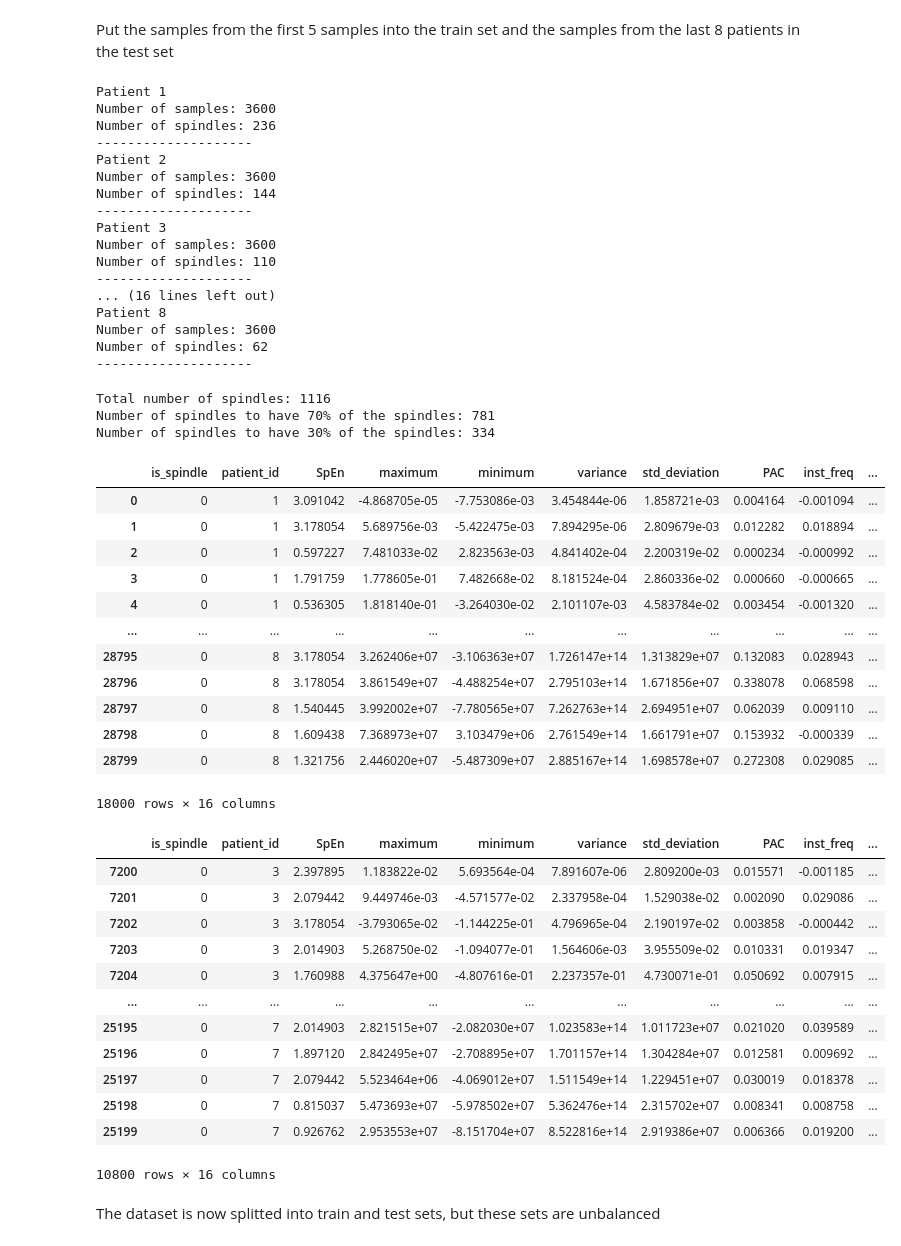
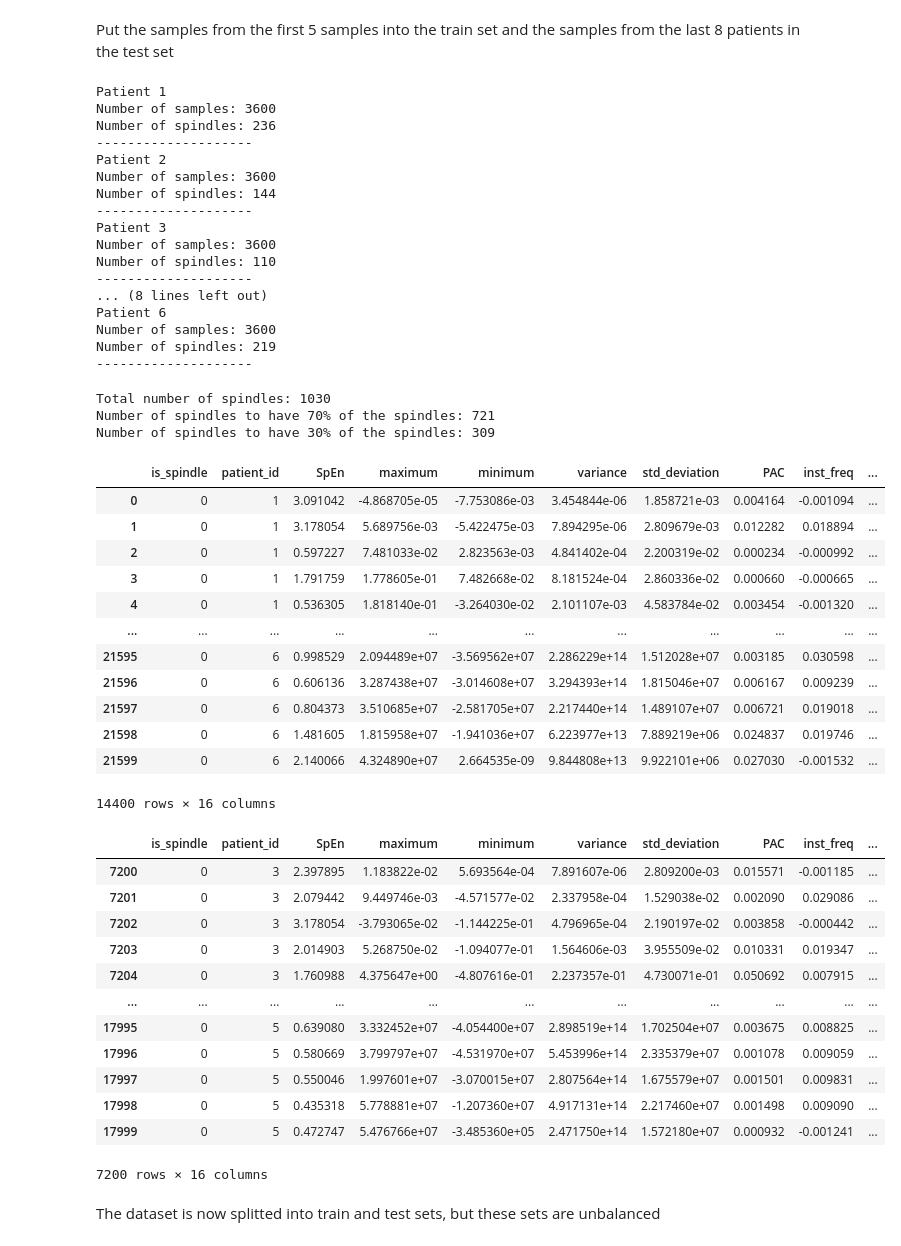
Before and after one commit to FabioLddo/personalized_sleep_spindle_detection, a Jupyter notebook: Project_Gubeli_Ippolito_Loddo.ipynb, the cells around one changed output. Saved outputs shown, nothing was run; the diff lists cells and outputs as text; code cells hidden in the pictures.

Commit message:
added partial solution for patient based models

```diff
--- a/Project_Gubeli_Ippolito_Loddo.ipynb
+++ b/Project_Gubeli_Ippolito_Loddo.ipynb
@@ -419,7 +424,7 @@ def extract_features(excerpt_signals, window_size=100, fs=200):
     feature_values = []
 
     # loop through each signal in excerpt_signals
-    for i in range(excerpt_signals.shape[0]):
+    for i in range(num_patients):
         signal = excerpt_signals[i, :]
 
         # calculate the total number of windows
@@ -614,7 +625,7 @@ dtype: int64
 Put the samples from the first 5 samples into the train set and the samples from the last 8 patients in the test set
 # %%
 # Check the number of spindles for each patient in the dataset
-for i in range(8):
+for i in range(NUM_PATIENTS):
     print('Patient', i+1)
     print('Number of samples:', df_features.loc[df_features['patient_id'] == i+1].shape[0])
     temp = df_features.loc[df_features['patient_id'] == i+1]
@@ -634,10 +645,10 @@ Patient 3
 Number of samples: 3600
 Number of spindles: 110
 --------------------
-... (16 lines left out)
-Patient 8
+... (8 lines left out)
+Patient 6
 Number of samples: 3600
-Number of spindles: 62
+Number of spindles: 219
 --------------------
 # %%
 # We want 70% of spindles in the training set and 30% of the spindles in the testing set
@@ -645,30 +656,30 @@ print('Total number of spindles:', df_features[df_features['is_spindle'] == 1].s
 print('Number of spindles to have 70% of the spindles:', int(df_features[df_features['is_spindle'] == 1].shape[0]*0.7))
 print('Number of spindles to have 30% of the spindles:', int(df_features[df_features['is_spindle'] == 1].shape[0]*0.3))
 # %% [output]
-Total number of spindles: 1116
-Number of spindles to have 70% of the spindles: 781
-Number of spindles to have 30% of the spindles: 334
+Total number of spindles: 1030
+Number of spindles to have 70% of the spindles: 721
+Number of spindles to have 30% of the spindles: 309
 # %%
-# Get ~70% of the spindles by taking patients 1, 2, 4, 6, 8 in the training set
-df_train = df_features[df_features['patient_id'].isin([1, 2, 4, 6, 8])]
+# Get ~70% of the spindles by taking patients 1, 2, 4, 6 in the training set
+df_train = df_features[df_features['patient_id'].isin([1, 2, 4, 6])]
 df_train
 # %% [output]
 |  | is_spindle | patient_id | SpEn | maximum | minimum | variance | std_deviation | PAC | inst_freq | ... |
 | 0 | 0 | 1 | 3.091042 | -4.868705e-05 | -7.753086e-03 | 3.454844e-06 | 1.858721e-03 | 0.004164 | -0.001094 | ... |
 | 1 | 0 | 1 | 3.178054 | 5.689756e-03 | -5.422475e-03 | 7.894295e-06 | 2.809679e-03 | 0.012282 | 0.018894 | ... |
 | 2 | 0 | 1 | 0.597227 | 7.481033e-02 | 2.823563e-03 | 4.841402e-04 | 2.200319e-02 | 0.000234 | -0.000992 | ... |
 | 3 | 0 | 1 | 1.791759 | 1.778605e-01 | 7.482668e-02 | 8.181524e-04 | 2.860336e-02 | 0.000660 | -0.000665 | ... |
 | 4 | 0 | 1 | 0.536305 | 1.818140e-01 | -3.264030e-02 | 2.101107e-03 | 4.583784e-02 | 0.003454 | -0.001320 | ... |
 | ... | ... | ... | ... | ... | ... | ... | ... | ... | ... | ... |
-| 28795 | 0 | 8 | 3.178054 | 3.262406e+07 | -3.106363e+07 | 1.726147e+14 | 1.313829e+07 | 0.132083 | 0.028943 | ... |
-| 28796 | 0 | 8 | 3.178054 | 3.861549e+07 | -4.488254e+07 | 2.795103e+14 | 1.671856e+07 | 0.338078 | 0.068598 | ... |
-| 28797 | 0 | 8 | 1.540445 | 3.992002e+07 | -7.780565e+07 | 7.262763e+14 | 2.694951e+07 | 0.062039 | 0.009110 | ... |
-| 28798 | 0 | 8 | 1.609438 | 7.368973e+07 | 3.103479e+06 | 2.761549e+14 | 1.661791e+07 | 0.153932 | -0.000339 | ... |
-| 28799 | 0 | 8 | 1.321756 | 2.446020e+07 | -5.487309e+07 | 2.885167e+14 | 1.698578e+07 | 0.272308 | 0.029085 | ... |
+| 21595 | 0 | 6 | 0.998529 | 2.094489e+07 | -3.569562e+07 | 2.286229e+14 | 1.512028e+07 | 0.003185 | 0.030598 | ... |
+| 21596 | 0 | 6 | 0.606136 | 3.287438e+07 | -3.014608e+07 | 3.294393e+14 | 1.815046e+07 | 0.006167 | 0.009239 | ... |
+| 21597 | 0 | 6 | 0.804373 | 3.510685e+07 | -2.581705e+07 | 2.217440e+14 | 1.489107e+07 | 0.006721 | 0.019018 | ... |
+| 21598 | 0 | 6 | 1.481605 | 1.815958e+07 | -1.941036e+07 | 6.223977e+13 | 7.889219e+06 | 0.024837 | 0.019746 | ... |
+| 21599 | 0 | 6 | 2.140066 | 4.324890e+07 | 2.664535e-09 | 9.844808e+13 | 9.922101e+06 | 0.027030 | -0.001532 | ... |
-18000 rows × 16 columns
+14400 rows × 16 columns
 # %%
-# Get ~30% of the spindles by taking patients 3, 5, 7 in the training set
-df_test = df_features[df_features['patient_id'].isin([3, 5, 7])]
+# Get ~30% of the spindles by taking patients 3, 5 in the training set
+df_test = df_features[df_features['patient_id'].isin([3, 5])]
 df_test
 # %% [output]
 |  | is_spindle | patient_id | SpEn | maximum | minimum | variance | std_deviation | PAC | inst_freq | ... |
@@ -678,12 +689,12 @@ df_test
 | 7203 | 0 | 3 | 2.014903 | 5.268750e-02 | -1.094077e-01 | 1.564606e-03 | 3.955509e-02 | 0.010331 | 0.019347 | ... |
 | 7204 | 0 | 3 | 1.760988 | 4.375647e+00 | -4.807616e-01 | 2.237357e-01 | 4.730071e-01 | 0.050692 | 0.007915 | ... |
 | ... | ... | ... | ... | ... | ... | ... | ... | ... | ... | ... |
-| 25195 | 0 | 7 | 2.014903 | 2.821515e+07 | -2.082030e+07 | 1.023583e+14 | 1.011723e+07 | 0.021020 | 0.039589 | ... |
-| 25196 | 0 | 7 | 1.897120 | 2.842495e+07 | -2.708895e+07 | 1.701157e+14 | 1.304284e+07 | 0.012581 | 0.009692 | ... |
-| 25197 | 0 | 7 | 2.079442 | 5.523464e+06 | -4.069012e+07 | 1.511549e+14 | 1.229451e+07 | 0.030019 | 0.018378 | ... |
-| 25198 | 0 | 7 | 0.815037 | 5.473693e+07 | -5.978502e+07 | 5.362476e+14 | 2.315702e+07 | 0.008341 | 0.008758 | ... |
-| 25199 | 0 | 7 | 0.926762 | 2.953553e+07 | -8.151704e+07 | 8.522816e+14 | 2.919386e+07 | 0.006366 | 0.019200 | ... |
+| 17995 | 0 | 5 | 0.639080 | 3.332452e+07 | -4.054400e+07 | 2.898519e+14 | 1.702504e+07 | 0.003675 | 0.008825 | ... |
+| 17996 | 0 | 5 | 0.580669 | 3.799797e+07 | -4.531970e+07 | 5.453996e+14 | 2.335379e+07 | 0.001078 | 0.009059 | ... |
+| 17997 | 0 | 5 | 0.550046 | 1.997601e+07 | -3.070015e+07 | 2.807564e+14 | 1.675579e+07 | 0.001501 | 0.009831 | ... |
+| 17998 | 0 | 5 | 0.435318 | 5.778881e+07 | -1.207360e+07 | 4.917131e+14 | 2.217460e+07 | 0.001498 | 0.009090 | ... |
+| 17999 | 0 | 5 | 0.472747 | 5.476766e+07 | -3.485360e+05 | 2.471750e+14 | 1.572180e+07 | 0.000932 | -0.001241 | ... |
-10800 rows × 16 columns
+7200 rows × 16 columns
 # %% [markdown]
 The dataset is now splitted into train and test sets, but these sets are unbalanced
 # %%
```
Also changed, not shown: parts of 39 cells of this notebook.
